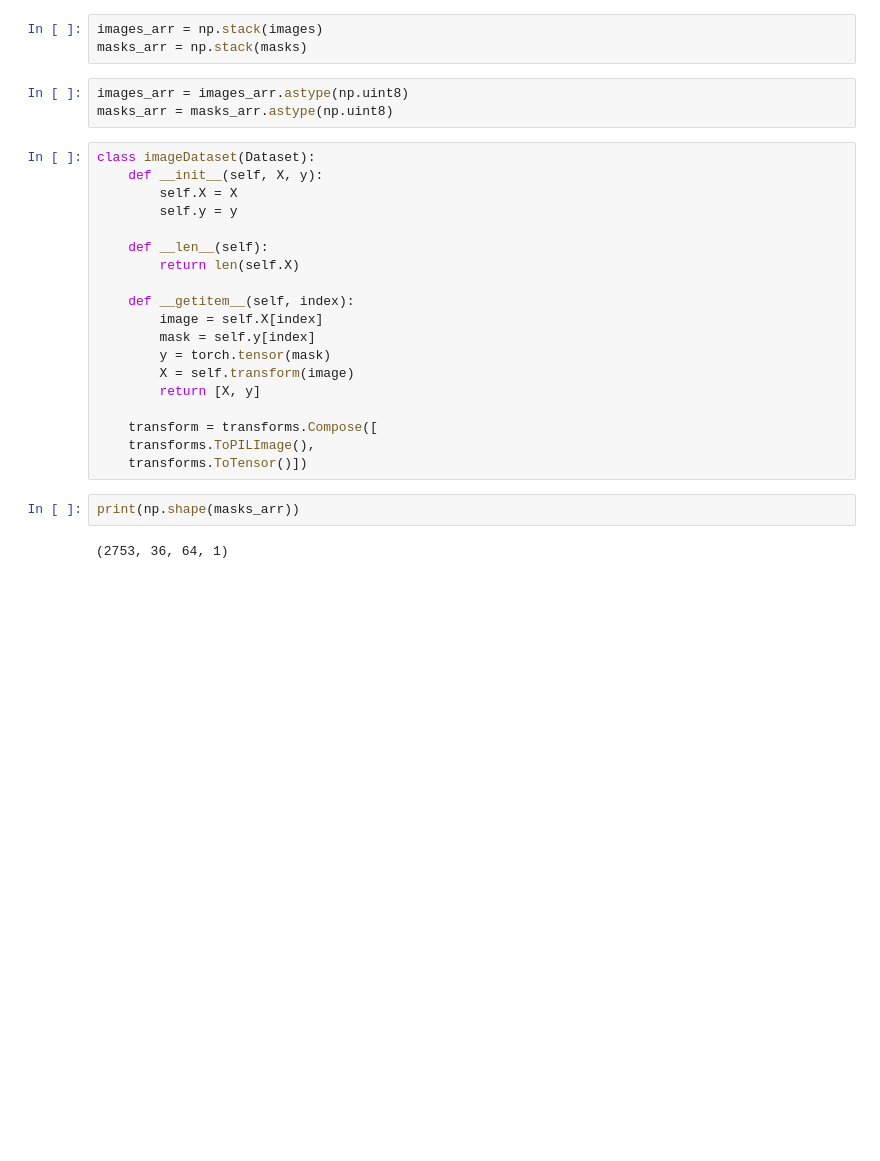
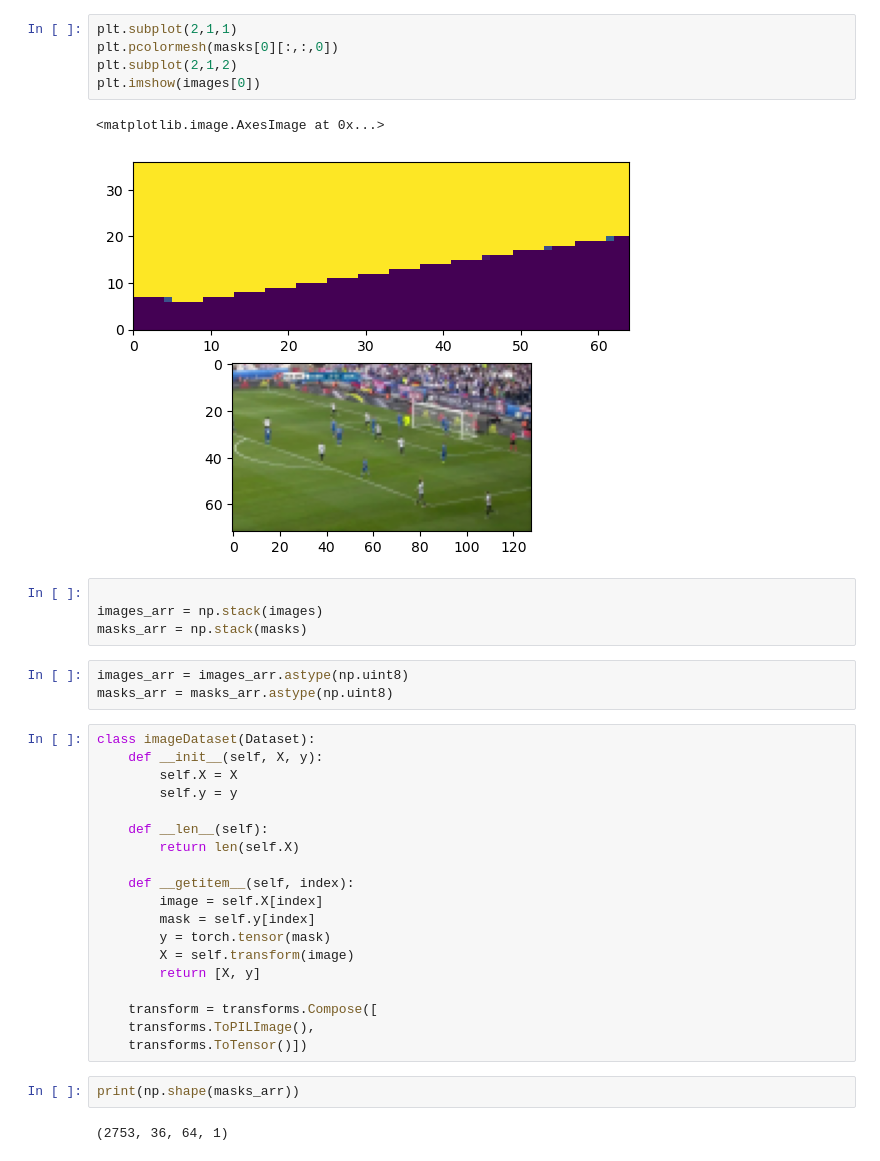
Before and after one commit to patrick-naylor/Soccer-Field-Detection, a Jupyter notebook: model.ipynb, the cells around one changed output. Saved outputs shown, nothing was run; the diff lists cells and outputs as text; blank space fills up the shorter version.

```diff
--- a/model.ipynb
+++ b/model.ipynb
@@ -33,6 +46,15 @@ for (img, msk) in zip(images_paths, mask_paths):
 
     masks.append(mask)
+# %%
+plt.subplot(2,1,1)
+plt.pcolormesh(masks[0][:,:,0])
+plt.subplot(2,1,2)
+plt.imshow(images[0])
+# %% [output]
+<matplotlib.image.AxesImage at 0x...>
+[figure, added]
 # %%
+
 images_arr = np.stack(images)
 masks_arr = np.stack(masks)
 # %%
```
Also changed, not shown: parts of 6 cells of this notebook.
